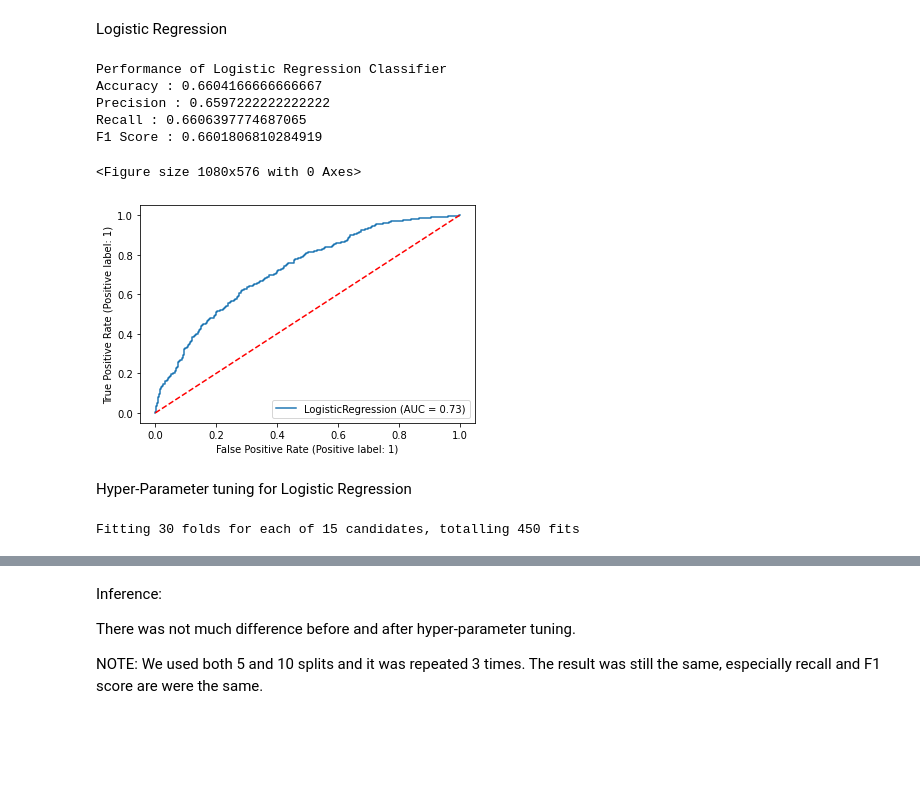
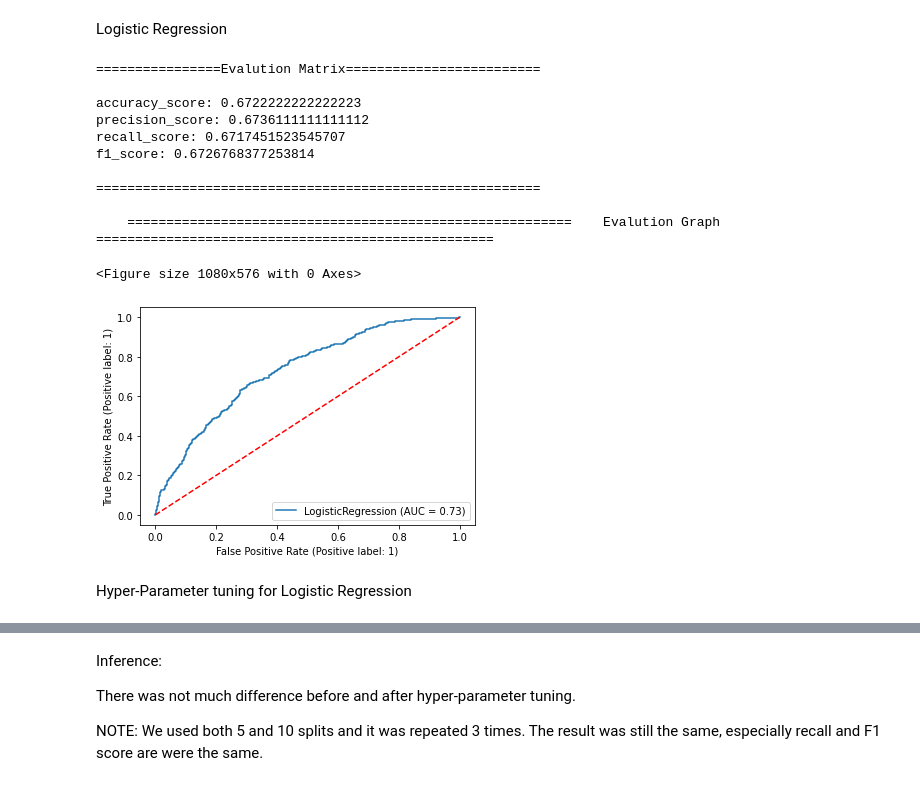
Before and after one commit to raunaksatone5/cardiovascular-risk-prediction, a Jupyter notebook: cardiovascularprediction.ipynb, the cells around one changed output, grey strips where cells are left out. Cells and saved outputs as stored; diff of their text form; code cells hidden in the pictures; blank space fills up the shorter version.

```diff
--- a/cardiovascularprediction.ipynb
+++ b/cardiovascularprediction.ipynb
@@ -37,7 +39,7 @@ import warnings
 warnings.filterwarnings('ignore')
 # %%
 # loading the dataset
-df = pd.read_csv('/content/drive/MyDrive/Colab Notebooks/cardiovascular/data_cardiovascular_risk.csv')
+df = pd.read_csv('/content/data_cardiovascular_risk.csv')
 # %%
 # first look at our data
 df.head()
@@ -660 +670,7 @@ from sklearn.model_selection import train_test_split
 X_train, X_test, y_train, y_test = train_test_split(X, y_resampled , test_size=0.25,stratify = y_resampled, random_state=0)
+# %%
+# creating list of matrix to store the evaluation matrix of all model
+accuracy_score_list = []
+precision_score_list = []
+recall_score_list = []
+f1_score_list = []
@@ -661,50 +767,31 @@ X_train, X_test, y_train, y_test = train_test_split(X, y_resampled , test_size=0
 # %% [markdown]
 Logistic Regression
-# %%
-from sklearn.linear_model import LogisticRegression
-lr = LogisticRegression()
-lr.fit(X_train,y_train)
-lr_predictions= lr.predict(X_test)
-
-#Performance Metrics
-lr_accuracy= accuracy_score(lr_predictions,y_test)
-lr_precision= precision_score(lr_predictions,y_test)
-lr_recall= recall_score(lr_predictions,y_test)
-lr_f1_score= f1_score(lr_predictions, y_test)
-
-print('Performance of Logistic Regression Classifier')
-print('Accuracy :' , lr_accuracy)
-print('Precision :', lr_precision)
-print('Recall :', lr_recall)
-print('F1 Score :', lr_f1_score)
-# %% [output]
-Performance of Logistic Regression Classifier
-Accuracy : 0.6604166666666667
-Precision : 0.6597222222222222
-Recall : 0.6606397774687065
-F1 Score : 0.6601806810284919
-# %%
-# Let us plot ROC curve
-from sklearn.metrics import plot_roc_curve
-plt.figure(figsize=(15,8))
-svc_disp = plot_roc_curve(lr,X_test,y_test)
-x,y=np.arange(0,1.1,0.1),np.arange(0,1.1,0.1)
-plt.plot(x,y,'b--',color='r')
-plt.show()
-# %% [output]
-<Figure size 1080x576 with 0 Axes>
-[figure, removed]
+# %%
+from sklearn.linear_model import LogisticRegression
+lr = LogisticRegression()
+# calling run_model to train,fit and evaluate the lr model
+run_model(lr,X_train,y_train,X_test,y_test)
+# %% [output]
+================Evalution Matrix=========================
+
+accuracy_score: 0.6722222222222223
+precision_score: 0.6736111111111112
+recall_score: 0.6717451523545707
+f1_score: 0.6726768377253814
+
+=========================================================
+
+    =========================================================    Evalution Graph    ===================================================
+<Figure size 1080x576 with 0 Axes>
+[figure, added]
 # %% [markdown]
 Hyper-Parameter tuning for Logistic Regression
 # %%
 #Hyperparameter Tuning for Logistic Regression
 solvers = ['newton-cg', 'lbfgs', 'liblinear']
 penalty = ['l2'] # By default its l1
-c_values = [100, 10, 1.0, 0.1, 0.01] # less the c values
+c_values = [100, 10, 1.0, 0.1, 0.01]
 # define grid search
 grid = dict(solver=solvers,penalty=penalty,C=c_values)
 cv = RepeatedStratifiedKFold(n_splits=10, n_repeats=3, random_state=1) # 5*3*15 = 225
 grid_search_lr = GridSearchCV(estimator=lr, param_grid=grid, n_jobs=10, cv=cv, scoring='f1',error_score=0,verbose=3)
-grid_result = grid_search_lr.fit(X_train, y_train)
-# %% [output]
-Fitting 30 folds for each of 15 candidates, totalling 450 fits
```
Also changed, not shown: parts of 68 cells of this notebook.
